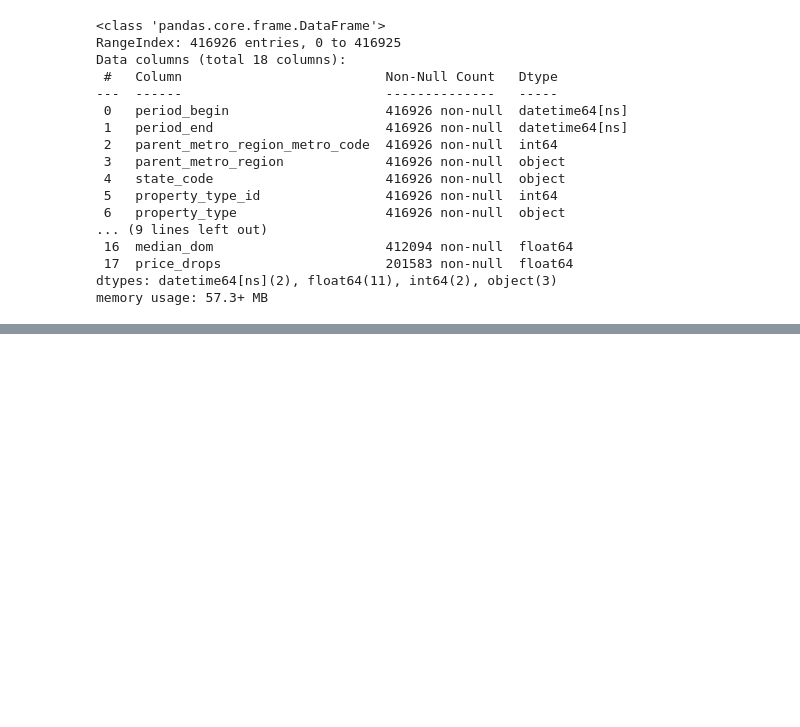
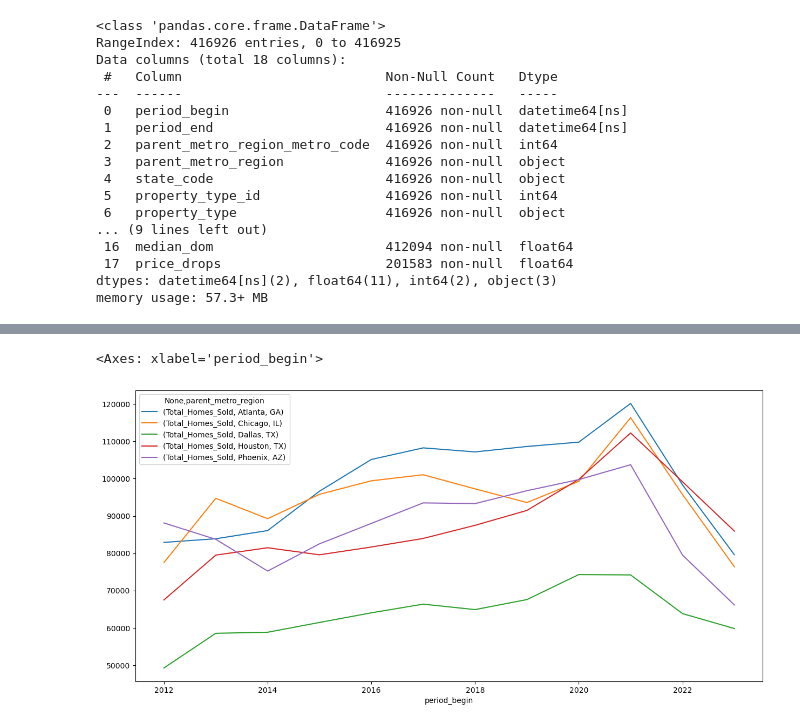
Before and after one commit to mvenegas011/Project1_Group7, a Jupyter notebook: Metro_Homes.ipynb, the cells around one changed output, grey strips where cells are left out. Saved outputs shown, nothing was run; the diff lists cells and outputs as text; code cells hidden in the pictures; blank space fills up the shorter version.

```diff
--- a/Metro_Homes.ipynb
+++ b/Metro_Homes.ipynb
@@ -50,0 +114,2 @@ memory usage: 57.3+ MB
+# %%
+df1 = df_homes_2023.groupby('parent_metro_region')['homes_sold'].agg(['sum']).rename(columns={'sum':'Total_Homes_Sold'})
@@ -50,0 +126,3 @@ memory usage: 57.3+ MB
+# %%
+top5_metro=df1.sort_values(by='Total_Homes_Sold', ascending=False).head(5).index.values.tolist()
+top5_metro
@@ -50,0 +192,3 @@ memory usage: 57.3+ MB
+# %%
+df_homes1_hometype5 = df_homes1_hometype[df_homes1_hometype.parent_metro_region.isin(top5_metro)]
+df_homes1_hometype5
@@ -50,0 +210,7 @@ memory usage: 57.3+ MB
+# %%
+df_homes_metro_sold=df_homes1_hometype5.groupby([df_homes1_hometype5.index.year, 'parent_metro_region'])['homes_sold'].agg(['sum']).rename(columns={'sum':'Total_Homes_Sold'})
+fig, ax = plt.subplots(figsize=(15,7))
+df_homes_metro_sold.unstack().plot(ax=ax)
+# %% [output]
+<Axes: xlabel='period_begin'>
+[figure, added]
```
Also changed, not shown: parts of 14 cells of this notebook, 1 other file.
